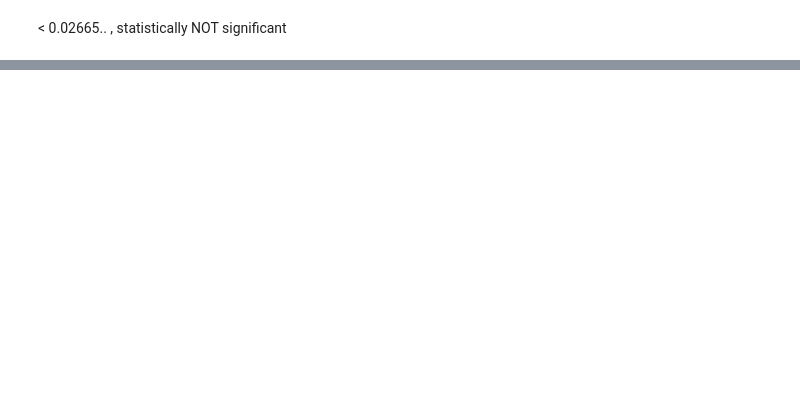
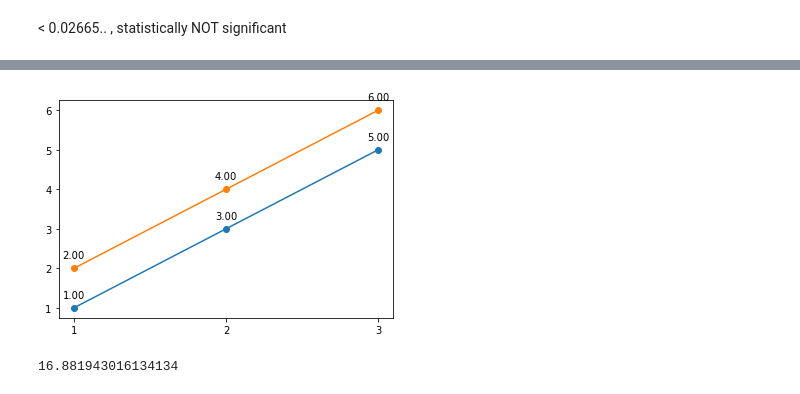
Before and after one commit to pan1fan2/self_improvement, a Jupyter notebook: statistics/a_b_testing.ipynb, the cells around one changed output, grey strips where cells are left out. Saved outputs shown, nothing was run; the diff lists cells and outputs as text; code cells hidden in the pictures; blank space fills up the shorter version.

```diff
--- a/statistics/a_b_testing.ipynb
+++ b/statistics/a_b_testing.ipynb
@@ -89,0 +90,23 @@ plt.show()
+# %%
+import numpy as np
+import matplotlib.pyplot as plt
+x = [1, 2, 3]
+y = np.array([[1, 2], [3, 4], [5, 6]])
+plt.plot(x, y,'o-');
+plt.xticks(np.arange(min(x), max(x)+1, 1.0))
+for _ in range(y.shape[1]):
+    for xs,ys in zip(x,y[:,_]):
+        label = "{:.2f}".format(ys)
+        plt.annotate(label, # this is the text
+                     (xs,ys), # these are the coordinates to position the label
+                     textcoords="offset points", # how to position the text
+                     xytext=(0,10), # distance from text to points (x,y)
+                     ha='center') # horizontal alignment can be left, right or center
+# %% [output]
+[figure, added]
+# %%
+sum = 0
+ls = [x**2 for x in range(10)]
+print(np.sqrt(np.sum(ls)))
+# %% [output]
+16.881943016134134
```
Also changed, not shown: parts of 10 cells of this notebook.
